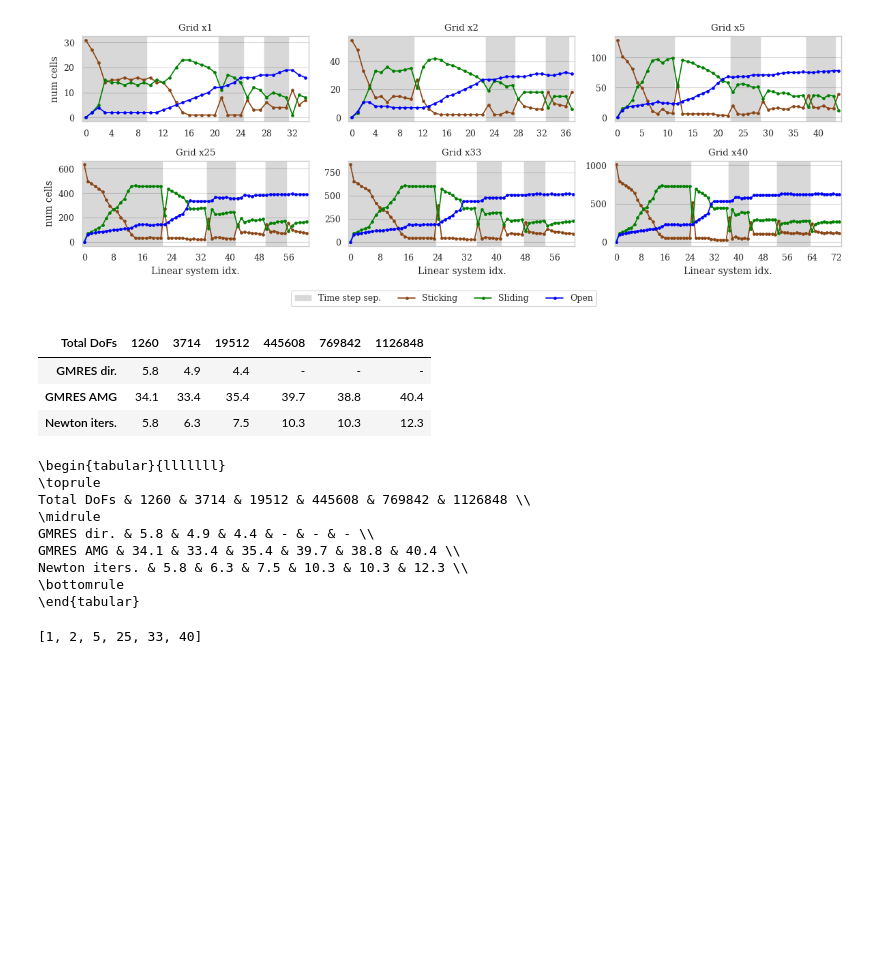
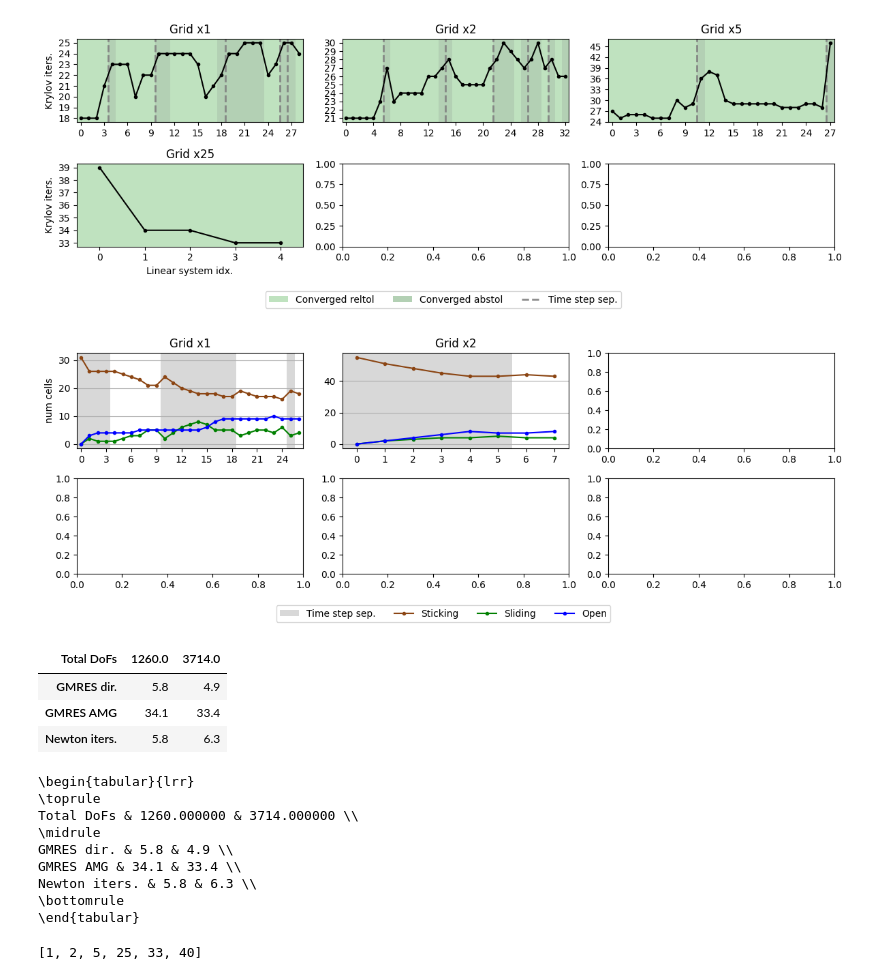
Before and after one commit to pmgbergen/FTHM-Solver, a Jupyter notebook: experiments/experiment_mandel_2_results.ipynb, the cells around one changed output. Drawn from its saved outputs; the diff is of its cells as text; code cells hidden in the pictures; blank space fills up the shorter version.

```diff
--- a/experiments/experiment_mandel_2_results.ipynb
+++ b/experiments/experiment_mandel_2_results.ipynb
@@ -66,3 +66,32 @@ plot_grid(
+# %%
+grid_refinement = [1, 2, 5, 25]
+
+data = {}
+names = {}
+for i, g in enumerate(grid_refinement):
+    data[i] = load_data(f"../stats/stats_geo0.2x{g}_sol{3}_ph{1}_bb{2}_fr{1}.json")
+    names[i] = f"Grid x{g}"
+
+
+shape = [2, 3]
+figsize = (12, 4)
+
+
+def render_element(entry: list[TimeStepStats]):
+    color_converged_reason(entry)
+    # color_sticking_sliding_open(entry)
+
+    color_time_steps(entry, fill=False, legend=True)
+    plt.gca().grid(False)
+    set_integer_ticks("vertical")
+    plt.plot(get_gmres_iterations(entry), marker=".", color="black")
+
+
+plot_grid(
+    data, render_element, shape=shape, figsize=figsize, legend=True, ax_titles=names
+)
+# %% [output]
+[figure, added]
 # %%
 def render_element(i: int, entry: Sequence[TimeStepStats]):
     st, sl, op = get_num_sticking_sliding_open(entry)
@@ -86,7 +115,7 @@ plot_grid(
 )
 # plt.savefig(save_path + 'fracture_length.pdf', bbox_inches='tight')
 # %% [output]
-[figure, old version]
+[figure, new version]
 # %%
 from collections import defaultdict
 import pandas as pd
@@ -121,20 +150,20 @@ table = table[1:]
 table.columns.name = "Total DoFs"
 table
 # %% [output]
-| Total DoFs | 1260 | 3714 | 19512 | 445608 | 769842 | 1126848 |
-| GMRES dir. | 5.8 | 4.9 | 4.4 | - | - | - |
-| GMRES AMG | 34.1 | 33.4 | 35.4 | 39.7 | 38.8 | 40.4 |
-| Newton iters. | 5.8 | 6.3 | 7.5 | 10.3 | 10.3 | 12.3 |
+| Total DoFs | 1260.0 | 3714.0 |
+| GMRES dir. | 5.8 | 4.9 |
+| GMRES AMG | 34.1 | 33.4 |
+| Newton iters. | 5.8 | 6.3 |
 # %%
 print(table.to_latex(float_format=f'%.{NDIGITS}f'))
 # %% [output]
-\begin{tabular}{lllllll}
+\begin{tabular}{lrr}
 \toprule
-Total DoFs & 1260 & 3714 & 19512 & 445608 & 769842 & 1126848 \\
+Total DoFs & 1260.000000 & 3714.000000 \\
 \midrule
-GMRES dir. & 5.8 & 4.9 & 4.4 & - & - & - \\
-GMRES AMG & 34.1 & 33.4 & 35.4 & 39.7 & 38.8 & 40.4 \\
-Newton iters. & 5.8 & 6.3 & 7.5 & 10.3 & 10.3 & 12.3 \\
+GMRES dir. & 5.8 & 4.9 \\
+GMRES AMG & 34.1 & 33.4 \\
+Newton iters. & 5.8 & 6.3 \\
 \bottomrule
 \end{tabular}
 # %%
```
Also changed, not shown: parts of 4 cells of this notebook, 10 other files.
